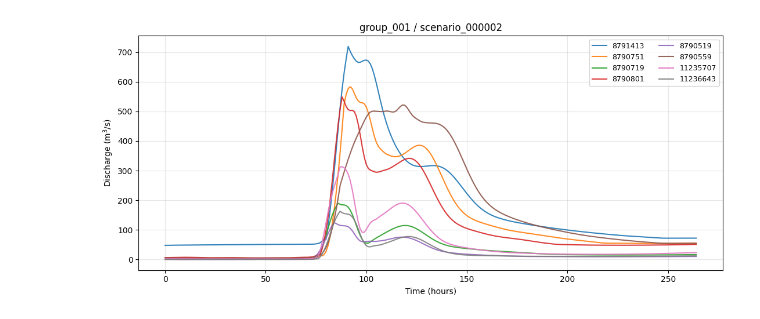
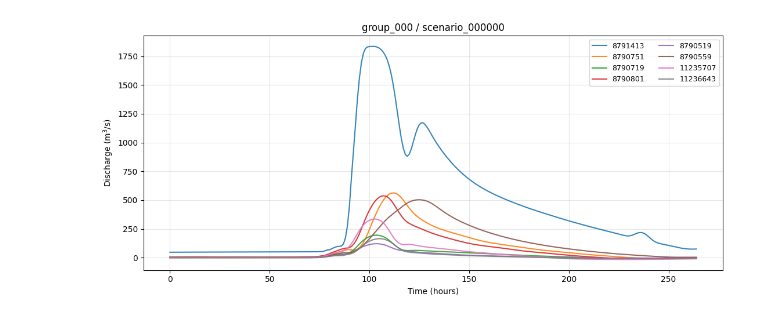
Before and after one commit to AMBehroozi/Flood_Neural_operator, a Jupyter notebook: prepare_senarios.ipynb, the cells around one changed output. Drawn from its saved outputs; the diff is of its cells as text; code cells hidden in the pictures.

```diff
--- a/prepare_senarios.ipynb
+++ b/prepare_senarios.ipynb
@@ -953,24 +1387,24 @@ save_groups_as_tms(
 # %%
 station_ids = [
     8791413, 8790751, 8790719, 8790801,
     8790519, 8790559, 11235707, 11236643
 ]
 
 base_dir = "scenario_groups"
-group_id = 1        # group_000
-scenario_idx = 2    # scenario_000008 INSIDE group_000
+group_id = 0        # group_000
+scenario_idx = 0    # scenario_000008 INSIDE group_000
 
 data, scen_name = load_one_scenario_tms(
     base_dir,
     group_id,
     scenario_idx,
     station_ids
 )
 
 plot_scenario_hgs(
     data,
     title=f"group_{group_id:03d} / {scen_name}",
     time_unit="hours"
 )
 # %% [output]
-[figure, old version]
+[figure, new version]
```
Also changed, not shown: parts of 4 cells of this notebook, 1 other file.
